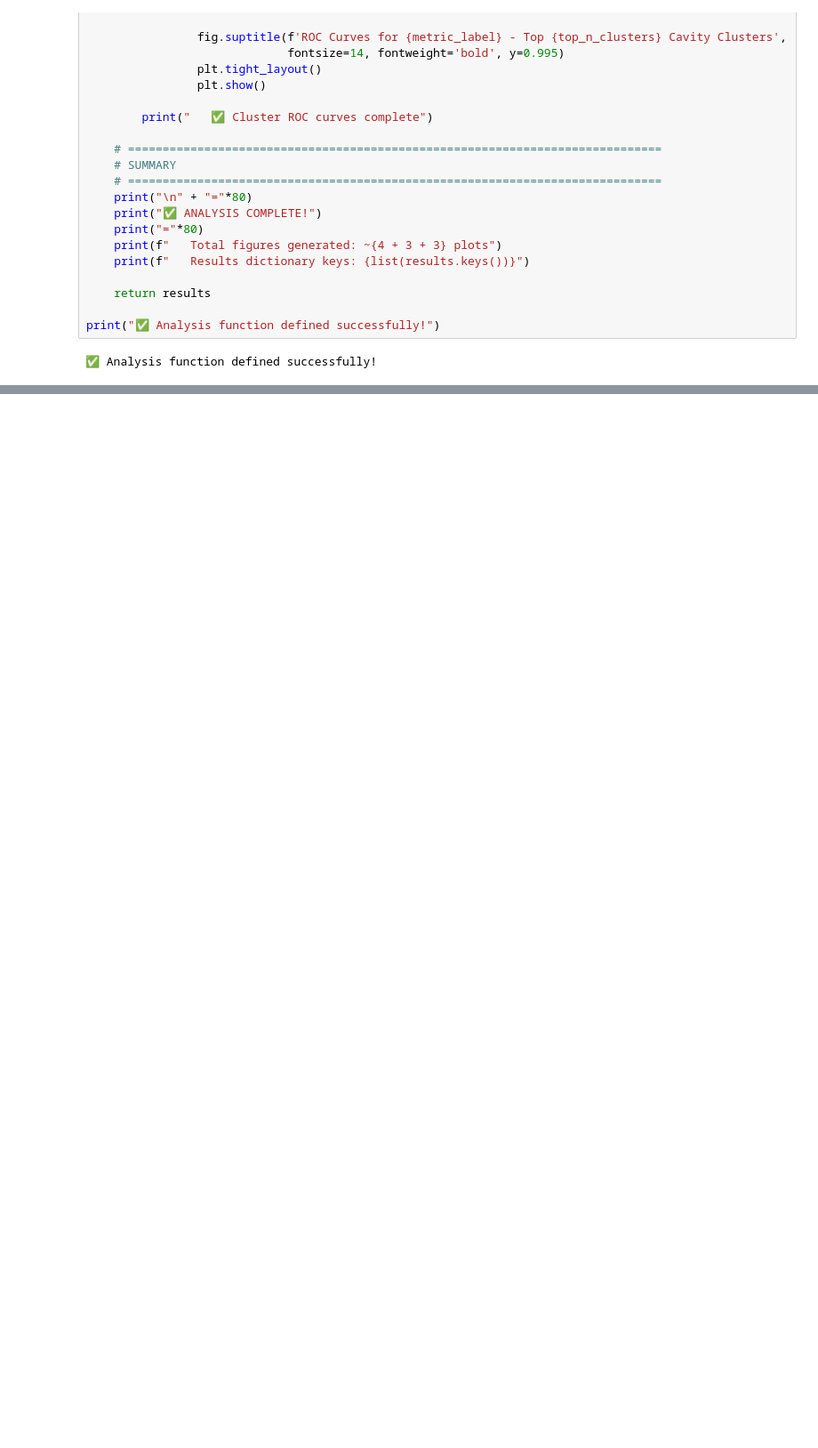
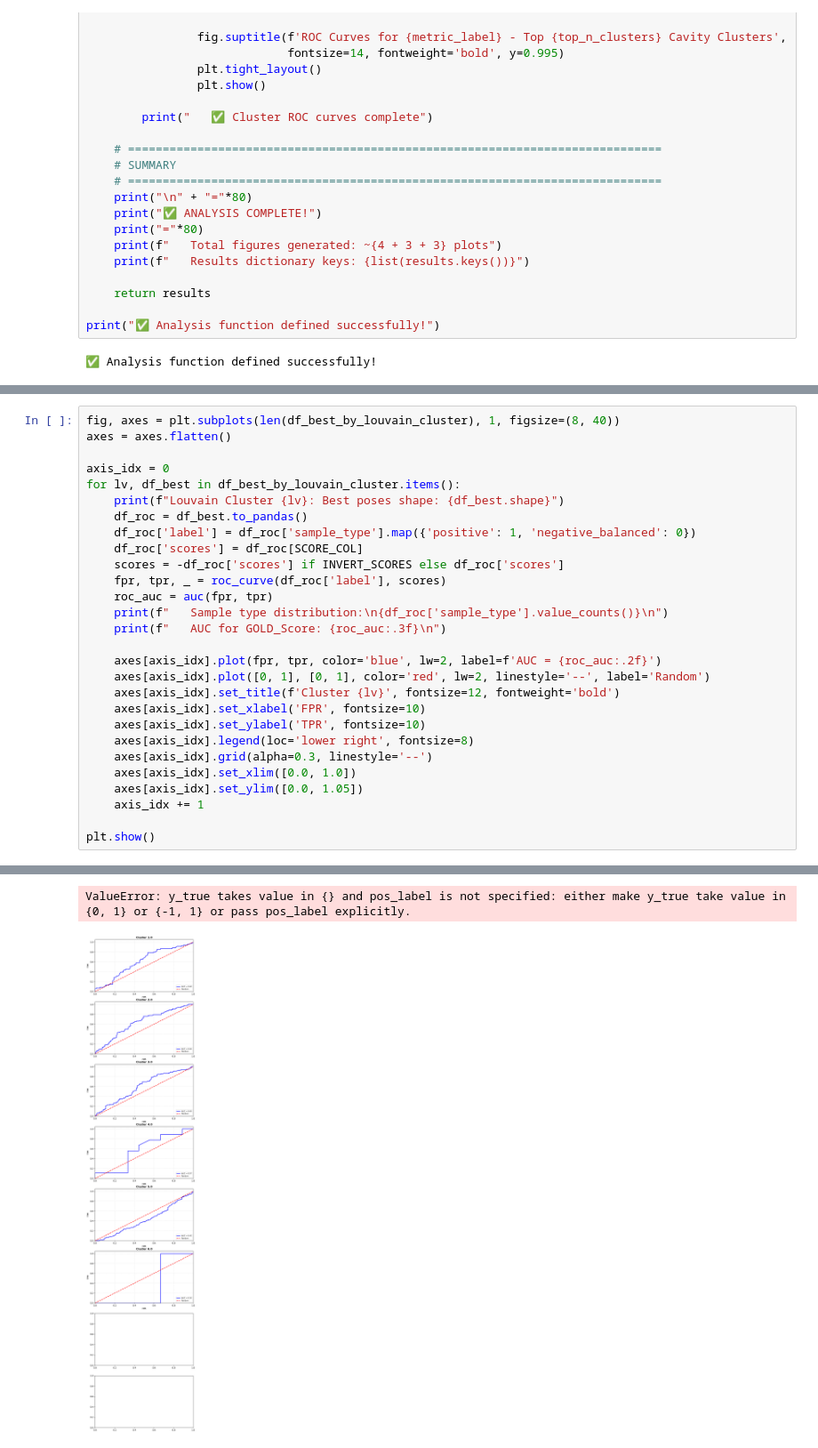
Before and after one commit to costbio/analyze_consensusdock, a Jupyter notebook: analysis_2025_11_23.ipynb, the cells around one changed output, grey strips where cells are left out. Shown: that part at 89% size. Saved outputs shown, nothing was run; the diff lists cells and outputs as text; blank space fills up the shorter version.

```diff
--- a/analysis_2025_11_23.ipynb
+++ b/analysis_2025_11_23.ipynb
@@ -464,0 +566,29 @@ Passing `palette` without assigning `hue` is deprecated and will be removed in v
+# %%
+fig, axes = plt.subplots(len(df_best_by_louvain_cluster), 1, figsize=(8, 40))
+axes = axes.flatten()
+
+axis_idx = 0
+for lv, df_best in df_best_by_louvain_cluster.items():
+    print(f"Louvain Cluster {lv}: Best poses shape: {df_best.shape}")
+    df_roc = df_best.to_pandas()
+    df_roc['label'] = df_roc['sample_type'].map({'positive': 1, 'negative_balanced': 0})
+    df_roc['scores'] = df_roc[SCORE_COL]
+    scores = -df_roc['scores'] if INVERT_SCORES else df_roc['scores']
+    fpr, tpr, _ = roc_curve(df_roc['label'], scores)
+    roc_auc = auc(fpr, tpr)
+    print(f"   Sample type distribution:\n{df_roc['sample_type'].value_counts()}\n")
+    print(f"   AUC for GOLD_Score: {roc_auc:.3f}\n")
+
+    axes[axis_idx].plot(fpr, tpr, color='blue', lw=2, label=f'AUC = {roc_auc:.2f}')
+    axes[axis_idx].plot([0, 1], [0, 1], color='red', lw=2, linestyle='--', label='Random')
+    axes[axis_idx].set_title(f'Cluster {lv}', fontsize=12, fontweight='bold')
+    axes[axis_idx].set_xlabel('FPR', fontsize=10)
+    axes[axis_idx].set_ylabel('TPR', fontsize=10)
+    axes[axis_idx].legend(loc='lower right', fontsize=8)
+    axes[axis_idx].grid(alpha=0.3, linestyle='--')
+    axes[axis_idx].set_xlim([0.0, 1.0])
+    axes[axis_idx].set_ylim([0.0, 1.05])
+    axis_idx += 1
+
+plt.show()
+# %% [output]
@@ -464,0 +612,2 @@ Passing `palette` without assigning `hue` is deprecated and will be removed in v
+ValueError: y_true takes value in {} and pos_label is not specified: either make y_true take value in {0, 1} or {-1, 1} or pass pos_label explicitly.
+[figure, added]
```
Also changed, not shown: parts of 8 cells of this notebook, 5 other files.
